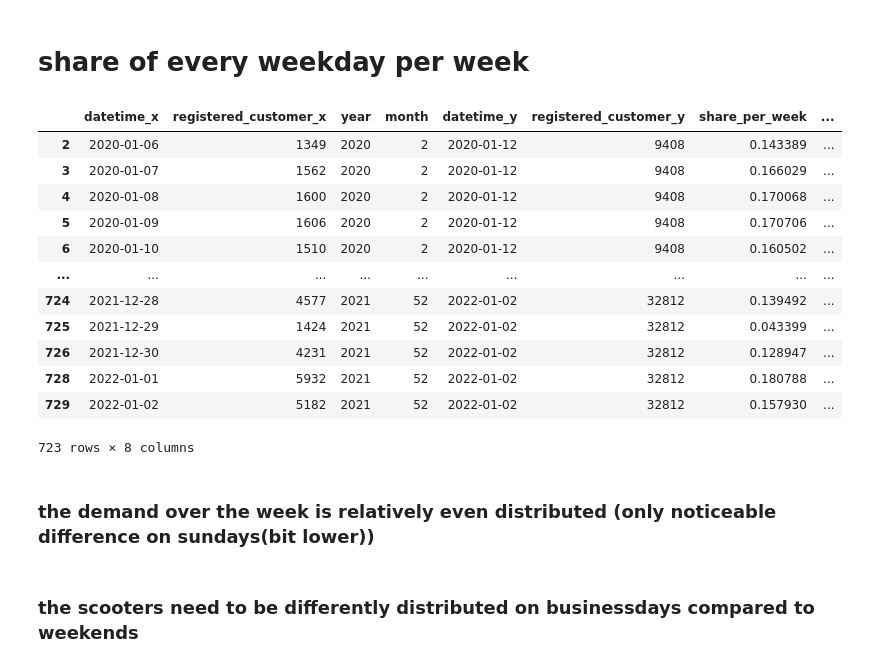
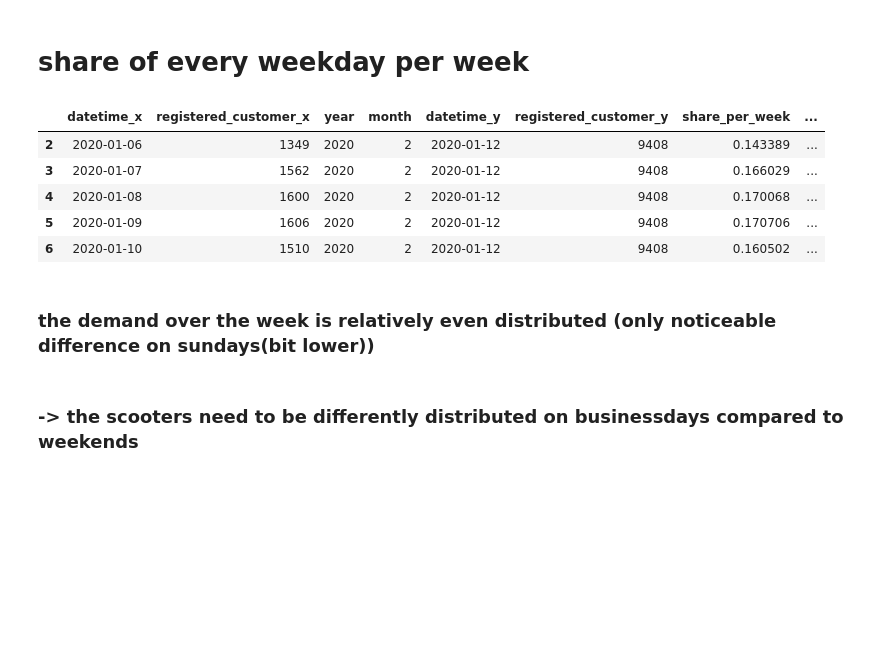
Before and after one commit to P-AEL/K-ppers-Projekt1, a Jupyter notebook: main.ipynb, the cells around one changed output. Saved outputs shown, nothing was run; the diff lists cells and outputs as text; code cells hidden in the pictures; blank space fills up the shorter version.

```diff
--- a/main.ipynb
+++ b/main.ipynb
@@ -903,21 +923,14 @@ df_4["share_per_week"] = df_4.registered_customer_x / df_4.registered_customer_y
 df_4["day"] = df_3.datetime.dt.weekday
 df_4 = df_4[df_4.share_per_week < np.percentile(df_4.share_per_week,99)]
 # %%
-df_4
+df_4.head()
 # %% [output]
 |  | datetime_x | registered_customer_x | year | month | datetime_y | registered_customer_y | share_per_week | ... |
 | 2 | 2020-01-06 | 1349 | 2020 | 2 | 2020-01-12 | 9408 | 0.143389 | ... |
 | 3 | 2020-01-07 | 1562 | 2020 | 2 | 2020-01-12 | 9408 | 0.166029 | ... |
 | 4 | 2020-01-08 | 1600 | 2020 | 2 | 2020-01-12 | 9408 | 0.170068 | ... |
 | 5 | 2020-01-09 | 1606 | 2020 | 2 | 2020-01-12 | 9408 | 0.170706 | ... |
 | 6 | 2020-01-10 | 1510 | 2020 | 2 | 2020-01-12 | 9408 | 0.160502 | ... |
-| ... | ... | ... | ... | ... | ... | ... | ... | ... |
-| 724 | 2021-12-28 | 4577 | 2021 | 52 | 2022-01-02 | 32812 | 0.139492 | ... |
-| 725 | 2021-12-29 | 1424 | 2021 | 52 | 2022-01-02 | 32812 | 0.043399 | ... |
-| 726 | 2021-12-30 | 4231 | 2021 | 52 | 2022-01-02 | 32812 | 0.128947 | ... |
-| 728 | 2022-01-01 | 5932 | 2021 | 52 | 2022-01-02 | 32812 | 0.180788 | ... |
-| 729 | 2022-01-02 | 5182 | 2021 | 52 | 2022-01-02 | 32812 | 0.157930 | ... |
-723 rows × 8 columns
 # %%
 fig = make_subplots(cols= 1, rows= 1, shared_xaxes= True, shared_yaxes= True, horizontal_spacing= 0)
 
@@ -1040,4 +1053,4 @@ fig.update_yaxes(title_text="<b>Total Customers</b>", title_font= dict(size= 14)
 fig.update_xaxes(title_text="<b>Hour</b>", title_font= dict(size= 14), col=1, row= 1)
 fig.update_xaxes(title_text="<b>Hour</b>", title_font= dict(size= 14), col=2, row= 1)
 # %% [markdown]
-### the scooters need to be differently distributed on businessdays compared to weekends
+### -> the scooters need to be differently distributed on businessdays compared to weekends
```
Also changed, not shown: parts of 5 cells of this notebook.
